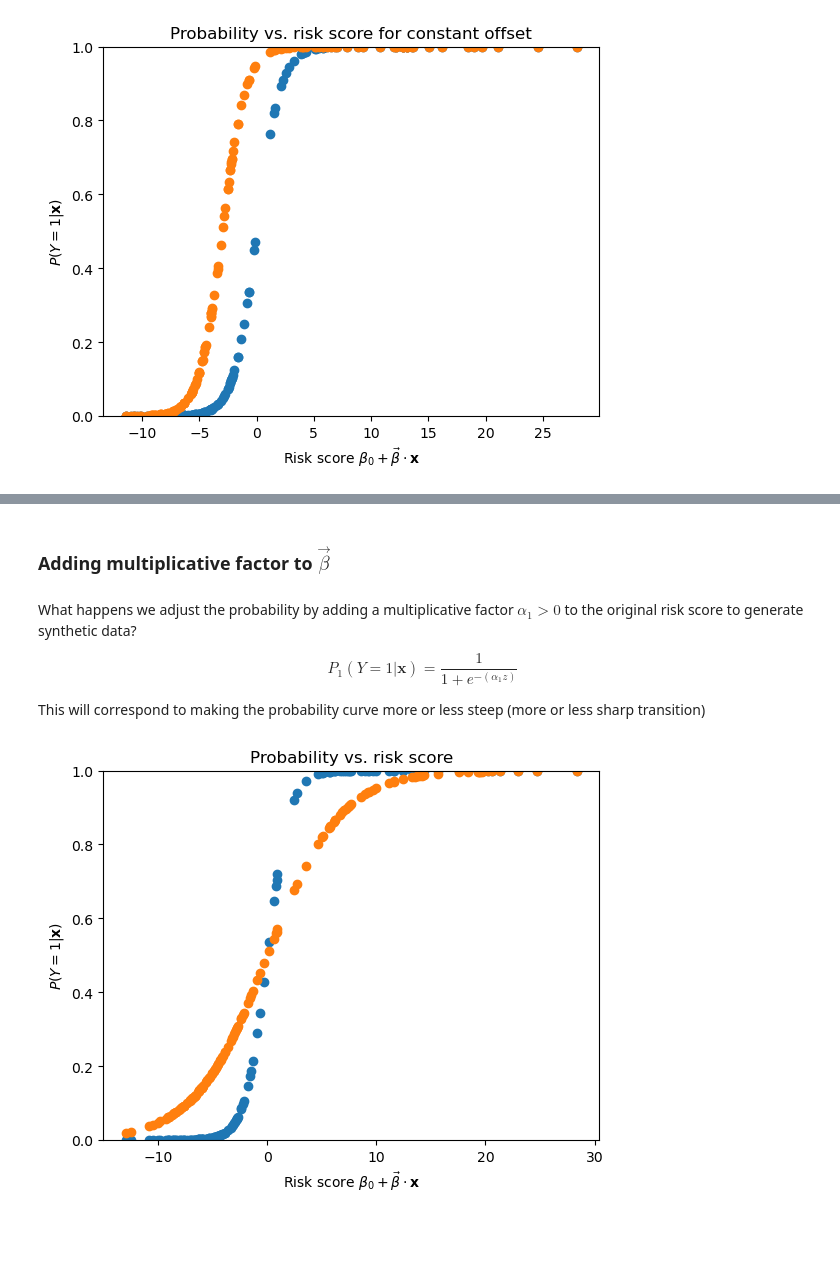
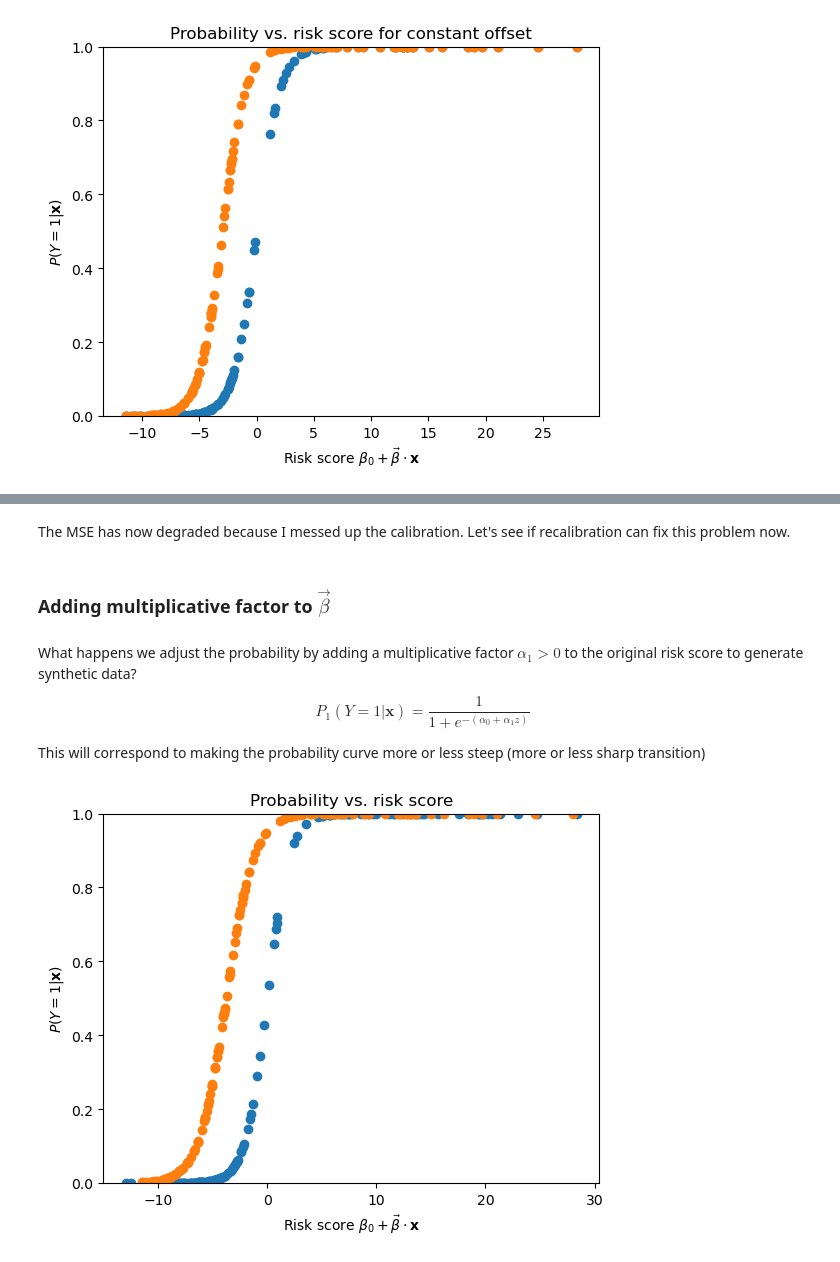
Before and after one commit to sarahcwesolowski/trns-learn, a Jupyter notebook: notebooks/Recalibration_Loop_Breast_Cancer.ipynb, the cells around one changed output, grey strips where cells are left out. Cells and saved outputs as stored; diff of their text form; code cells hidden in the pictures; blank space fills up the shorter version.

```diff
--- a/notebooks/Recalibration_Loop_Breast_Cancer.ipynb
+++ b/notebooks/Recalibration_Loop_Breast_Cancer.ipynb
@@ -222,22 +220,24 @@ The MSE has now degraded because I messed up the calibration. Let's see if recal
+# %% [markdown]
+The MSE has now degraded because I messed up the calibration. Let's see if recalibration can fix this problem now.
 # %% [markdown]
 ### Adding multiplicative factor to $\vec{\beta}$
 # %% [markdown]
 What happens we adjust the probability by adding a multiplicative factor $\alpha_1 > 0$ to the original risk score to generate synthetic data?
 
-$$ P_1(Y=1|\mathbf{x}) = \frac{1}{1 + e^{-(\alpha_1 z)}} $$
+$$ P_1(Y=1|\mathbf{x}) = \frac{1}{1 + e^{-(\alpha_0 + \alpha_1 z)}} $$
 
 This will correspond to making the probability curve more or less steep (more or less sharp transition)
 # %%
-alpha1 = 0.3
+alpha1 = 0.8
 # %%
-y_test_syn_proba_2 = 1./(1. + np.exp(-alpha1*risk_test))
+y_test_syn_proba_2 = 1./(1. + np.exp(-alpha0-alpha1*risk_test_syn))
 # %%
 plt.plot(risk_test, y_test_proba, 'o')
 #plt.plot(risk_test, y_test_syn_1, 'o')
-plt.plot(risk_test, y_test_syn_proba_2, 'o')
+plt.plot(risk_test_syn, y_test_syn_proba_2, 'o')
 plt.xlabel(r'Risk score $\beta_0 + \vec{\beta} \cdot \mathbf{x}$')
 plt.ylabel(r'$P(Y=1|\mathbf{x})$')
 plt.title('Probability vs. risk score')
 plt.ylim(0,1);
 # %% [output]
-[figure, old version]
+[figure, new version]
```
Also changed, not shown: parts of 67 cells of this notebook.
